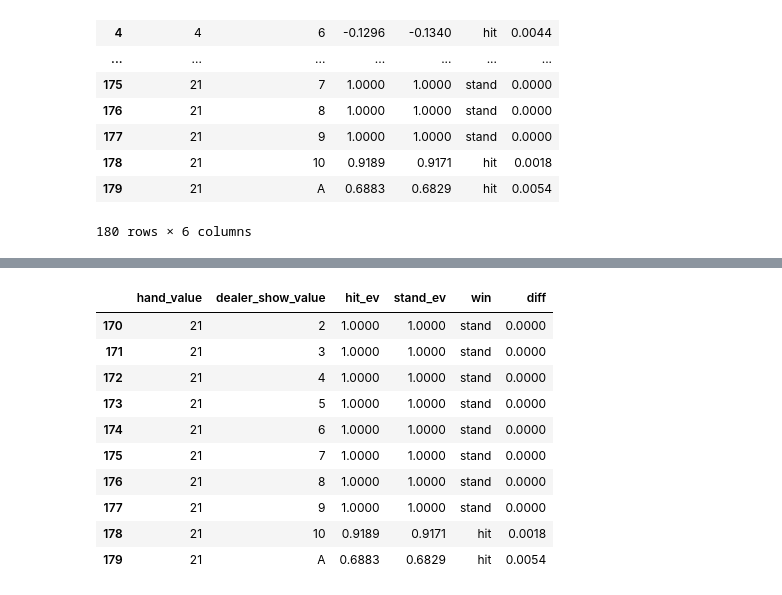
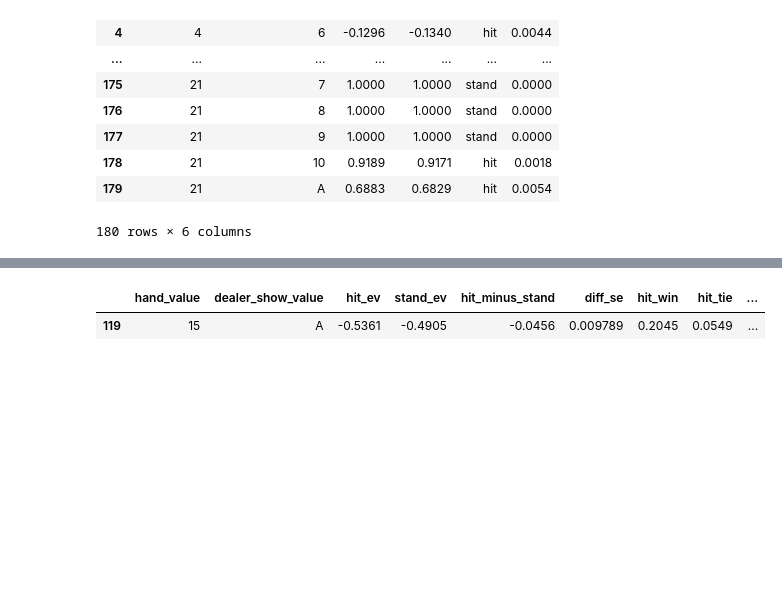
Before and after one commit to nicholaskim1004/black-jack-monte-carlo, a Jupyter notebook: analysis.ipynb, the cells around one changed output, grey strips where cells are left out. Drawn from its saved outputs; the diff is of its cells as text; code cells hidden in the pictures; blank space fills up the shorter version.

```diff
--- a/analysis.ipynb
+++ b/analysis.ipynb
@@ -47,14 +47,10 @@ import matplotlib.pyplot as plt
 
 results = pd.read_csv('/Users/nicholaskim/Documents/Repositories/black jack monte carlo/result.csv')
 
-# 'A' mixes with ints, so make the dealer column strings for consistent ordering
-results['dealer_show_value'] = results['dealer_show_value'].astype(str)
-results['win'] = np.where(results['hit_ev'] > results['stand_ev'], 'hit', 'stand')
-
 dealer_order = ['2', '3', '4', '5', '6', '7', '8', '9', '10', 'A']
 
 strat = (
-    results.pivot(index='hand_value', columns='dealer_show_value', values='win')
+    results.pivot(index='hand_value', columns='dealer_show_value', values='best_action')
     [dealer_order]                      # columns: 2 ... A
     .sort_index(ascending=False)        # rows: 21 at the top down to 4, like printed charts
 )
@@ -81,5 +77,5 @@ plt.show()
 # %%
-results['diff'] = results['hit_ev'] - results['stand_ev']
-diff_ordered = results.sort_values('diff', ascending=True)
-diff_ordered.loc[diff_ordered['diff'] > 0,:]
+
+diff_ordered = results.sort_values('hit_minus_stand', ascending=True)
+diff_ordered.loc[diff_ordered['hit_minus_stand'] > 0,:]
 # %% [output]
@@ -99,14 +95,5 @@ diff_ordered.loc[diff_ordered['diff'] > 0,:]
 # %%
-results.loc[results['hand_value']==21,:]
+results.loc[(results['hand_value']==15)&(results['dealer_show_value']=='A'),:]
 # %% [output]
-|  | hand_value | dealer_show_value | hit_ev | stand_ev | win | diff |
-| 170 | 21 | 2 | 1.0000 | 1.0000 | stand | 0.0000 |
-| 171 | 21 | 3 | 1.0000 | 1.0000 | stand | 0.0000 |
-| 172 | 21 | 4 | 1.0000 | 1.0000 | stand | 0.0000 |
-| 173 | 21 | 5 | 1.0000 | 1.0000 | stand | 0.0000 |
-| 174 | 21 | 6 | 1.0000 | 1.0000 | stand | 0.0000 |
-| 175 | 21 | 7 | 1.0000 | 1.0000 | stand | 0.0000 |
-| 176 | 21 | 8 | 1.0000 | 1.0000 | stand | 0.0000 |
-| 177 | 21 | 9 | 1.0000 | 1.0000 | stand | 0.0000 |
-| 178 | 21 | 10 | 0.9189 | 0.9171 | hit | 0.0018 |
-| 179 | 21 | A | 0.6883 | 0.6829 | hit | 0.0054 |
+|  | hand_value | dealer_show_value | hit_ev | stand_ev | hit_minus_stand | diff_se | hit_win | hit_tie | ... |
+| 119 | 15 | A | -0.5361 | -0.4905 | -0.0456 | 0.009789 | 0.2045 | 0.0549 | ... |
```
Also changed, not shown: parts of 2 cells of this notebook, 1 other file.
